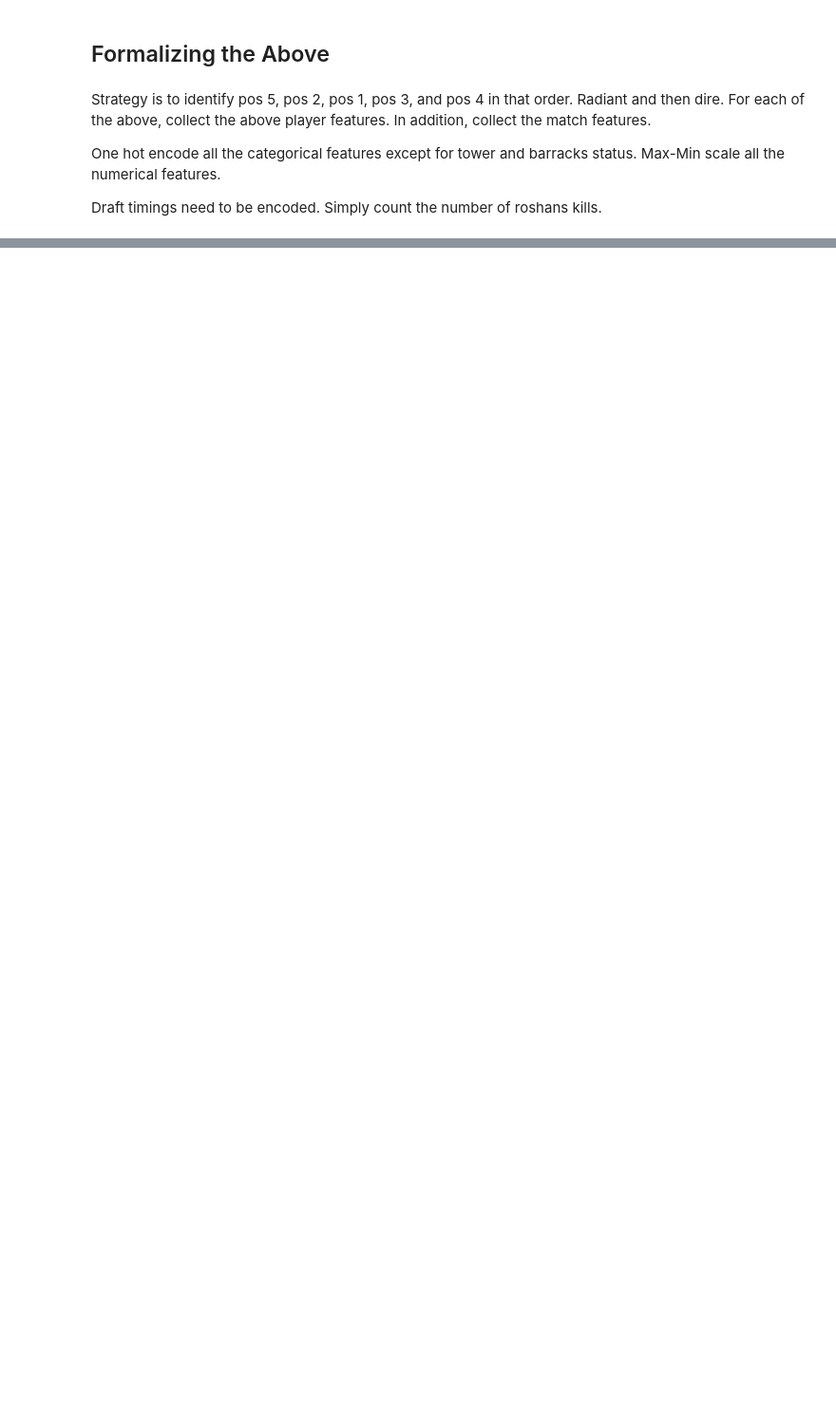
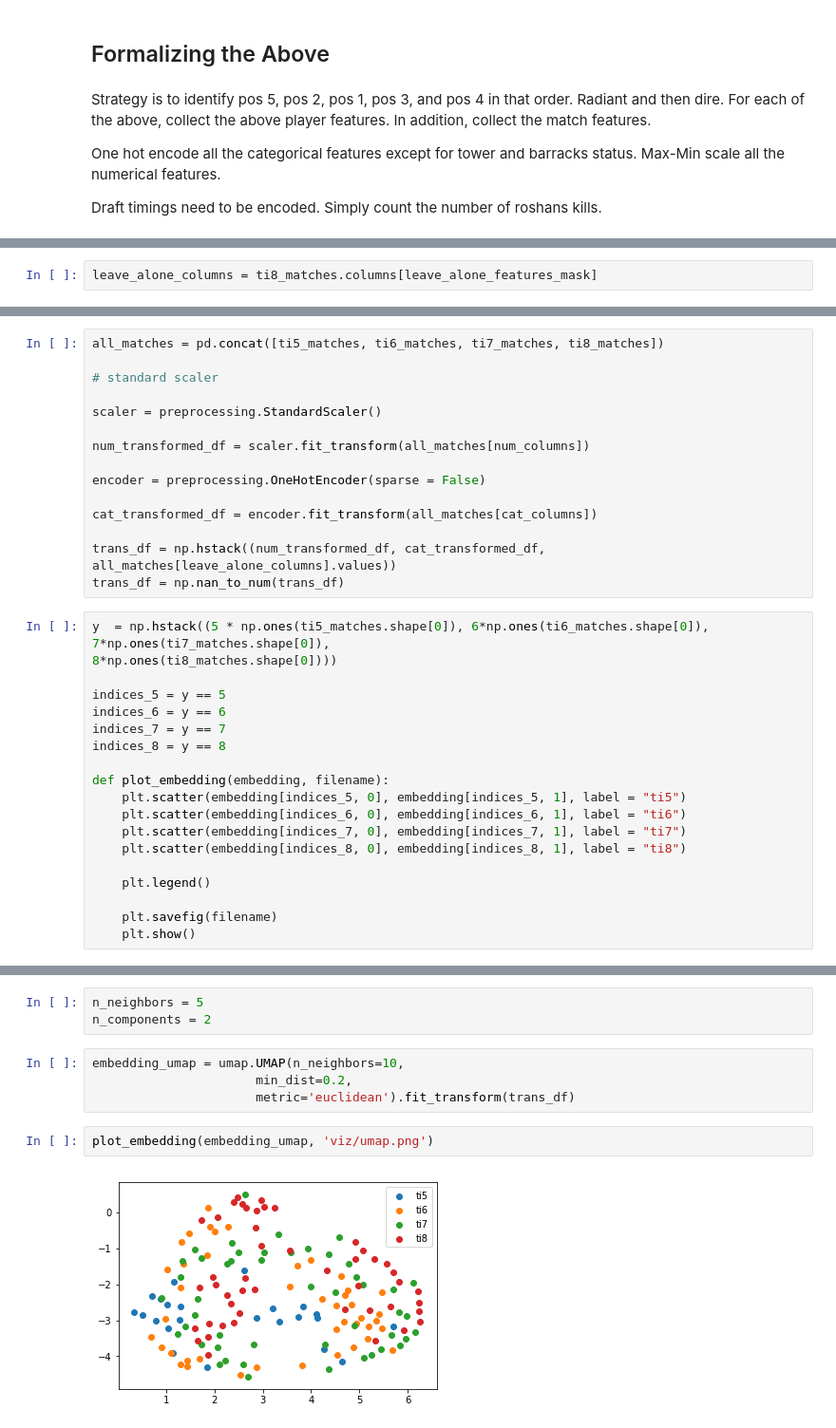
Before and after one commit to beelze-b/dota-TI-DR, a Jupyter notebook: FeatureEngineering.ipynb, the cells around one changed output, grey strips where cells are left out. Shown: that part at 95% size. Saved outputs shown, nothing was run; the diff lists cells and outputs as text; blank space fills up the shorter version.

```diff
--- a/FeatureEngineering.ipynb
+++ b/FeatureEngineering.ipynb
@@ -200,0 +336,2 @@ match_players.remove(m)
+# %%
+leave_alone_columns = ti8_matches.columns[leave_alone_features_mask]
@@ -200,0 +340,34 @@ match_players.remove(m)
+# %%
+all_matches = pd.concat([ti5_matches, ti6_matches, ti7_matches, ti8_matches])
+
+# standard scaler
+
+scaler = preprocessing.StandardScaler()
+
+num_transformed_df = scaler.fit_transform(all_matches[num_columns])
+
+encoder = preprocessing.OneHotEncoder(sparse = False)
+
+cat_transformed_df = encoder.fit_transform(all_matches[cat_columns])
+
+trans_df = np.hstack((num_transformed_df, cat_transformed_df, all_matches[leave_alone_columns].values))
+trans_df = np.nan_to_num(trans_df)
+# %%
+y  = np.hstack((5 * np.ones(ti5_matches.shape[0]), 6*np.ones(ti6_matches.shape[0]), 7*np.ones(ti7_matches.shape[0]),
+8*np.ones(ti8_matches.shape[0])))
+
+indices_5 = y == 5
+indices_6 = y == 6
+indices_7 = y == 7
+indices_8 = y == 8
+
+def plot_embedding(embedding, filename):
+    plt.scatter(embedding[indices_5, 0], embedding[indices_5, 1], label = "ti5")
+    plt.scatter(embedding[indices_6, 0], embedding[indices_6, 1], label = "ti6")
+    plt.scatter(embedding[indices_7, 0], embedding[indices_7, 1], label = "ti7")
+    plt.scatter(embedding[indices_8, 0], embedding[indices_8, 1], label = "ti8")
+
+    plt.legend()
+
+    plt.savefig(filename)
+    plt.show()
@@ -200,0 +378,11 @@ match_players.remove(m)
+# %%
+n_neighbors = 5
+n_components = 2
+# %%
+embedding_umap = umap.UMAP(n_neighbors=10,
+                      min_dist=0.2,
+                      metric='euclidean').fit_transform(trans_df)
+# %%
+plot_embedding(embedding_umap, 'viz/umap.png')
+# %% [output]
+[figure, added]
```
Also changed, not shown: parts of 75 cells of this notebook, 9 other files.
